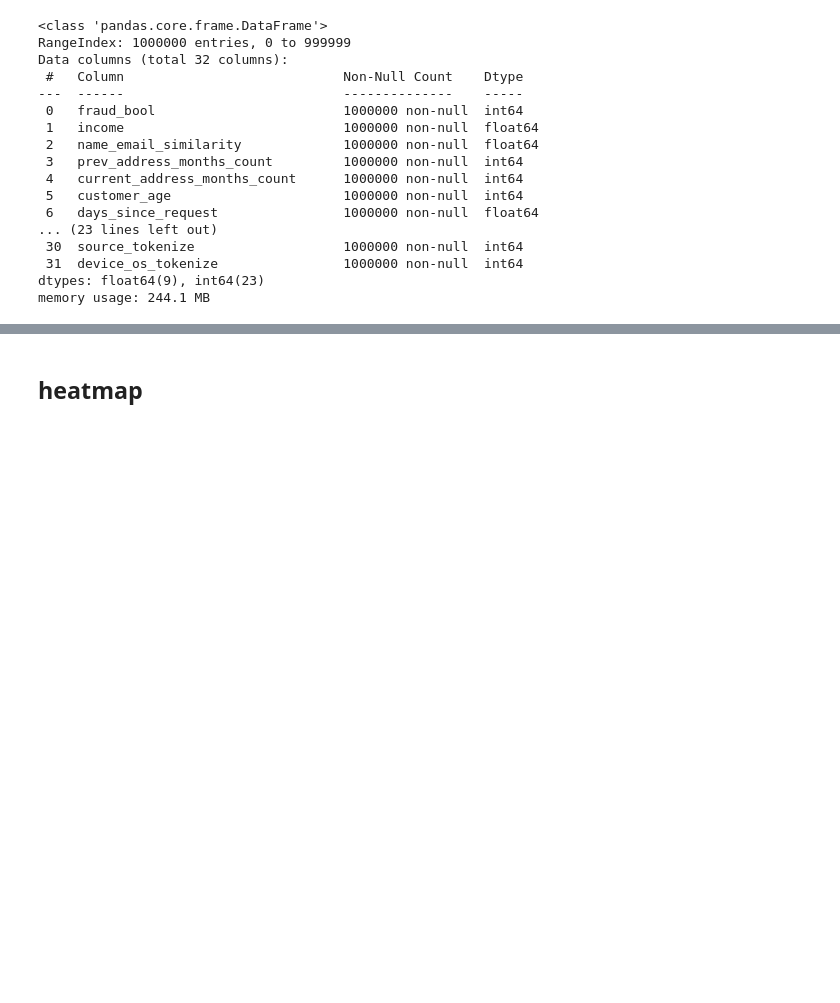
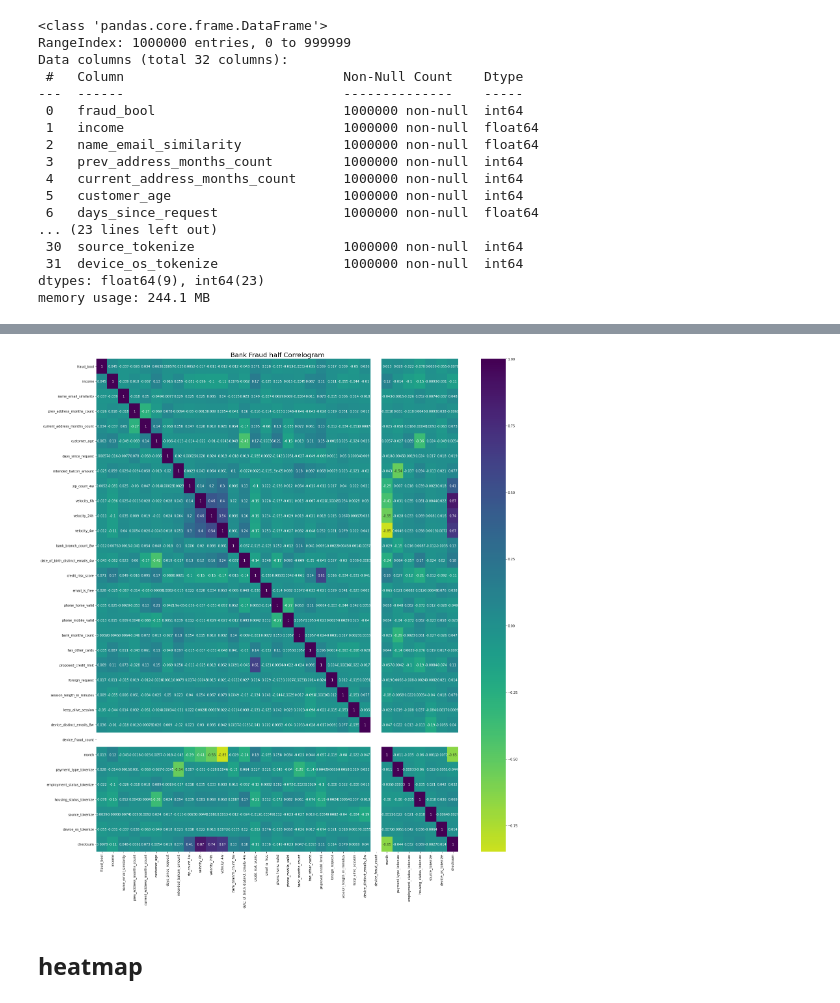
Before and after one commit to PacktPublishing/Data-Augmentation-with-Python, a Jupyter notebook: data_augmentation_with_python_chapter_9.ipynb, the cells around one changed output, grey strips where cells are left out. Cells and saved outputs as stored; diff of their text form; code cells hidden in the pictures; blank space fills up the shorter version.

```diff
--- a/data_augmentation_with_python_chapter_9.ipynb
+++ b/data_augmentation_with_python_chapter_9.ipynb
@@ -454,0 +521,6 @@ Wall time: 27.1 s
+# %%
+pluto.draw_tabular_correlogram(pluto.df_bank_tokenize_data,
+  title='Bank Fraud half Correlogram',
+  figsize=(22,24))
+# %% [output]
+[figure, added]
```
Also changed, not shown: parts of 81 cells of this notebook.
